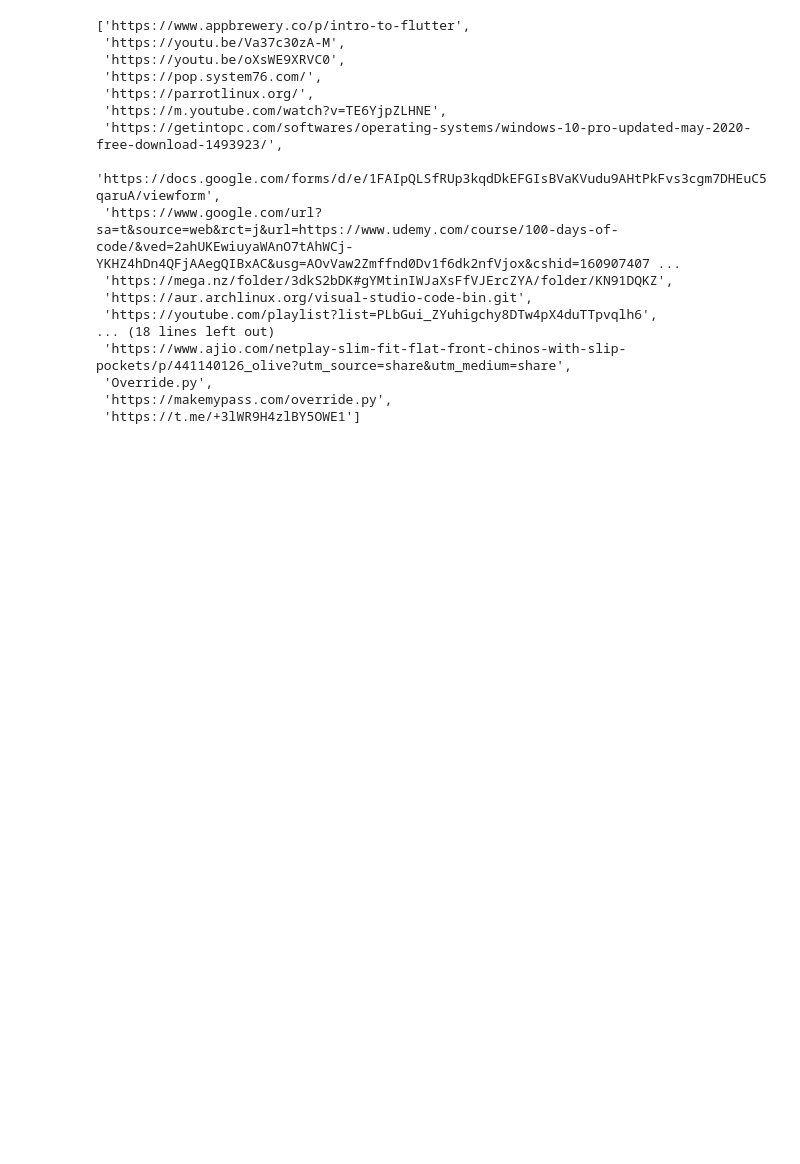
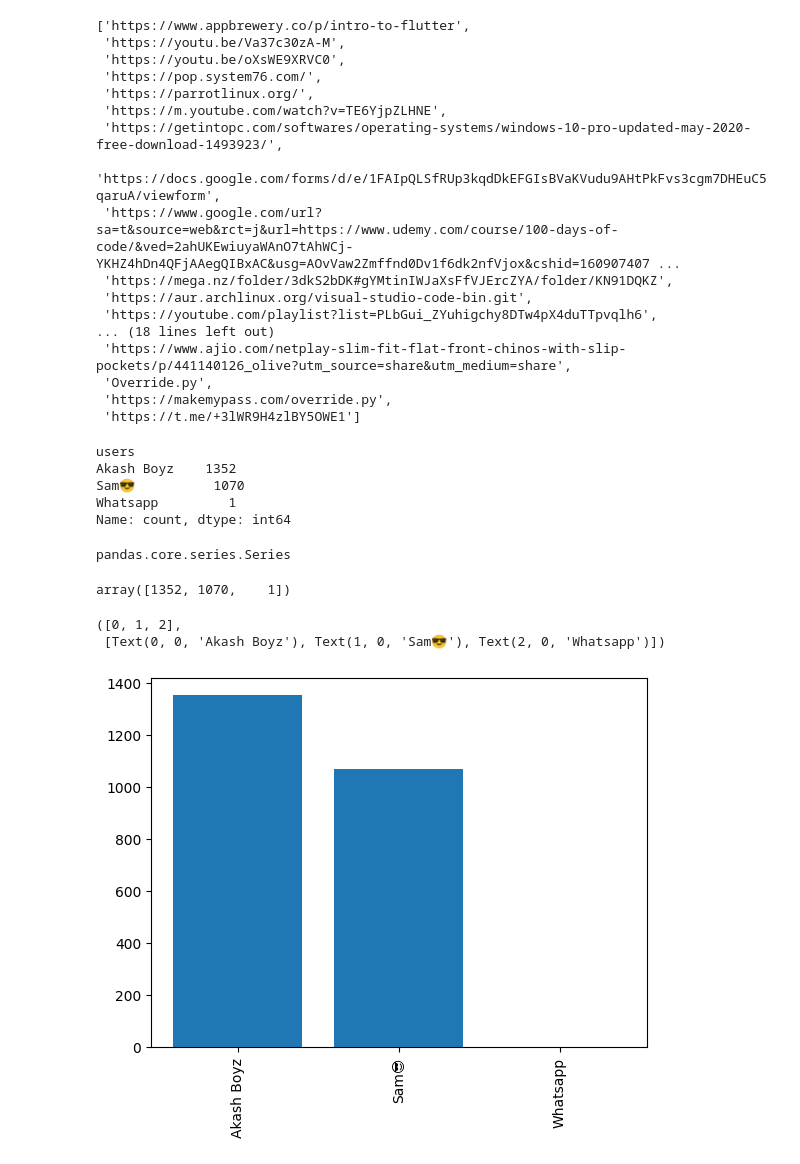
Before and after one commit to antonysamuel/whatsapp-analytics, a Jupyter notebook: notebook.ipynb, the cells around one changed output. Cells and saved outputs as stored; diff of their text form; code cells hidden in the pictures; blank space fills up the shorter version.

Commit message:
Added get_busy_users fn to get busy usrs list and plot bar chart Added wordcloud

```diff
--- a/notebook.ipynb
+++ b/notebook.ipynb
@@ -170,3 +170,28 @@ urls
  'Override.py',
  'https://makemypass.com/override.py',
  'https://t.me/+3lWR9H4zlBY5OWE1']
+# %%
+busy_users = df.users.value_counts().head()
+busy_users
+# %% [output]
+users
+Akash Boyz    1352
+Sam😎          1070
+Whatsapp         1
+Name: count, dtype: int64
+# %%
+type(busy_users)
+# %% [output]
+pandas.core.series.Series
+# %%
+busy_users.values
+# %% [output]
+array([1352, 1070,    1])
+# %%
+from matplotlib import pyplot as plt
+plt.bar( busy_users.index, busy_users.values)
+plt.xticks(rotation = 'vertical')
+# %% [output]
+([0, 1, 2],
+ [Text(0, 0, 'Akash Boyz'), Text(1, 0, 'Sam😎'), Text(2, 0, 'Whatsapp')])
+[figure, added]
```
Also changed, not shown: parts of 4 cells of this notebook, 2 other files.
